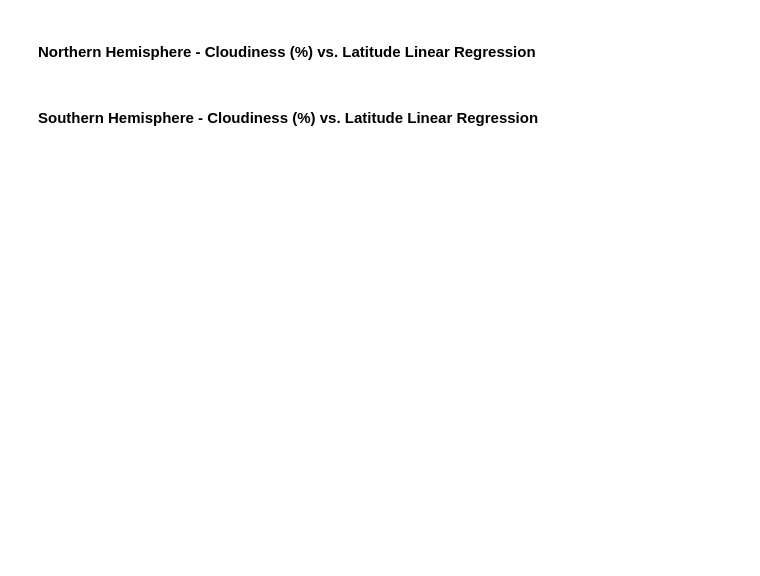
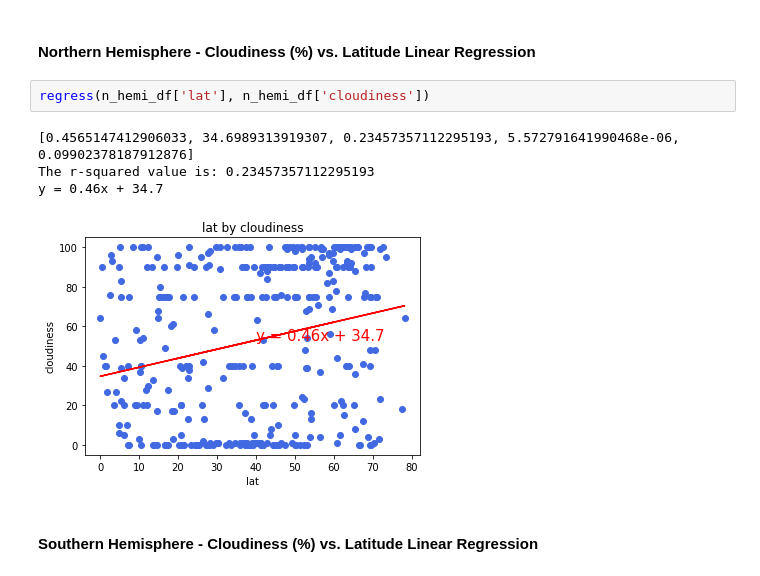
Before and after one commit to nathandieck/global_weather, a Jupyter notebook: WeatherPy/WeatherPy.ipynb, the cells around one changed output. Cells and saved outputs as stored; diff of their text form; blank space fills up the shorter version.

```diff
--- a/WeatherPy/WeatherPy.ipynb
+++ b/WeatherPy/WeatherPy.ipynb
@@ -307,4 +325,11 @@ AttributeError: 'float' object has no attribute 'shape'
 # %% [markdown]
 ####  Northern Hemisphere - Cloudiness (%) vs. Latitude Linear Regression
+# %%
+regress(n_hemi_df['lat'], n_hemi_df['cloudiness'])
+# %% [output]
+[0.4565147412906033, 34.6989313919307, 0.23457357112295193, 5.572791641990468e-06, 0.09902378187912876]
+The r-squared value is: 0.23457357112295193
+y = 0.46x + 34.7
+[figure, added]
 # %% [markdown]
 ####  Southern Hemisphere - Cloudiness (%) vs. Latitude Linear Regression
```
Also changed, not shown: parts of 18 cells of this notebook, 1 other file.
